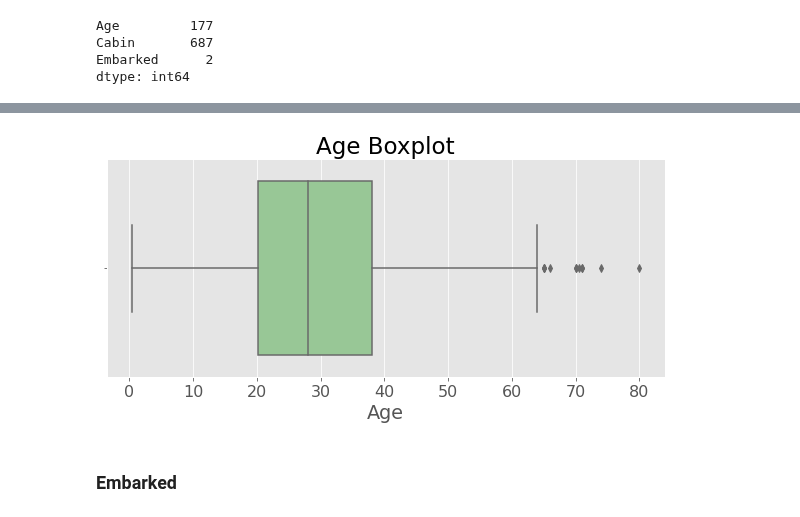
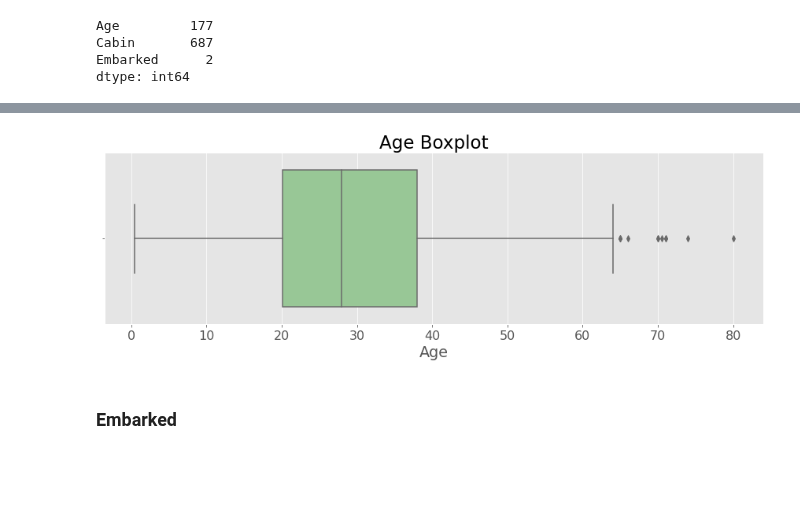
Before and after one commit to melling/ml-kaggle-titanic, a Jupyter notebook: logistic-regression-series.ipynb, the cells around one changed output, grey strips where cells are left out. Cells and saved outputs as stored; diff of their text form; code cells hidden in the pictures; blank space fills up the shorter version.

```diff
--- a/logistic-regression-series.ipynb
+++ b/logistic-regression-series.ipynb
@@ -384,10 +412,10 @@ plt.show()
 # %%
-plt.figure(figsize=(10,4))
+plt.figure(figsize=(15,4))
 ax = sns.boxplot(data=train, x="Age",color=theme_colors[4])
 ax.set_title('Age Boxplot')
 plt.show()
 # %% [output]
-[figure, old version]
+[figure, new version]
 # %% [markdown]
 ### Embarked
 # %%
```
Also changed, not shown: parts of 11 cells of this notebook.
